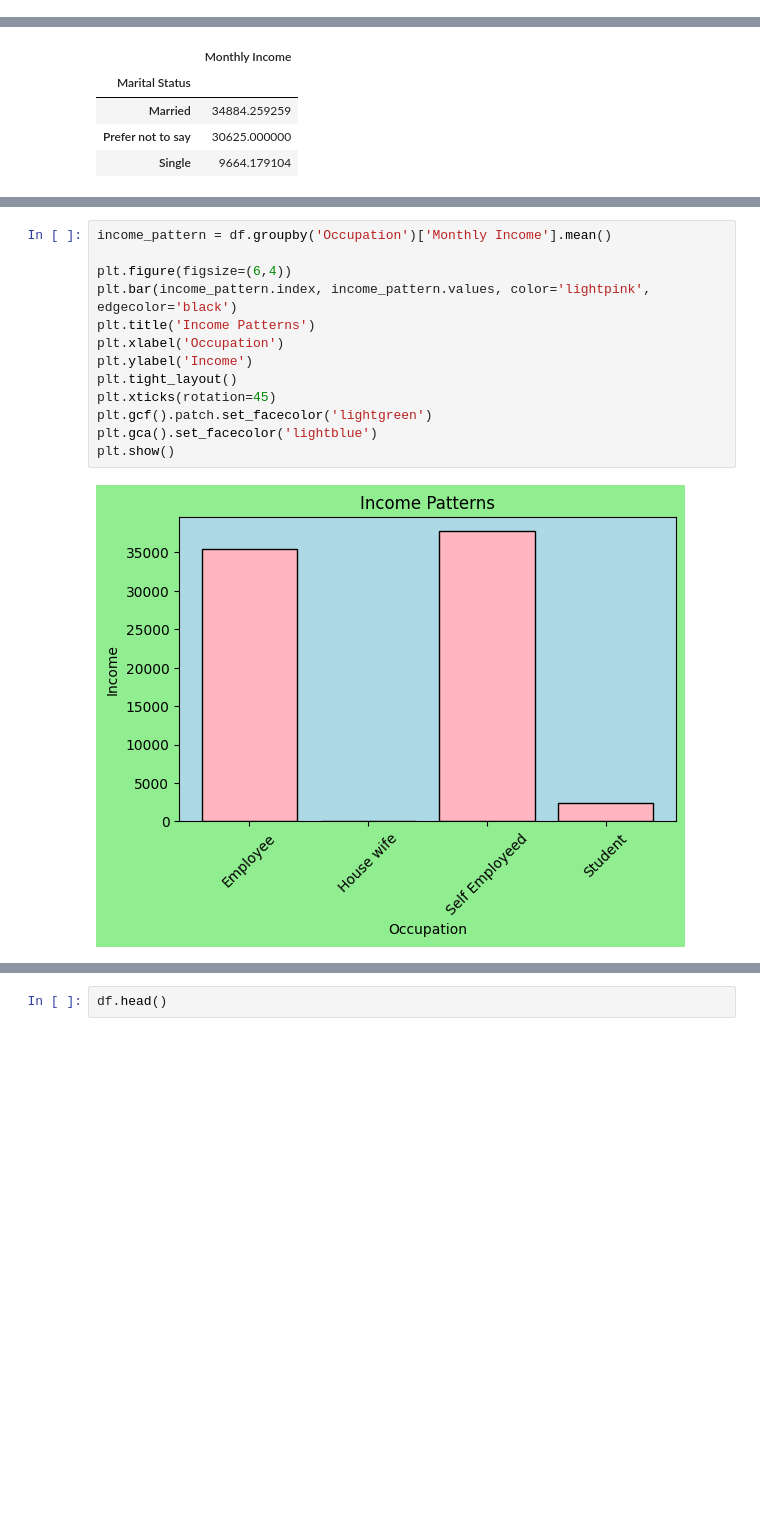
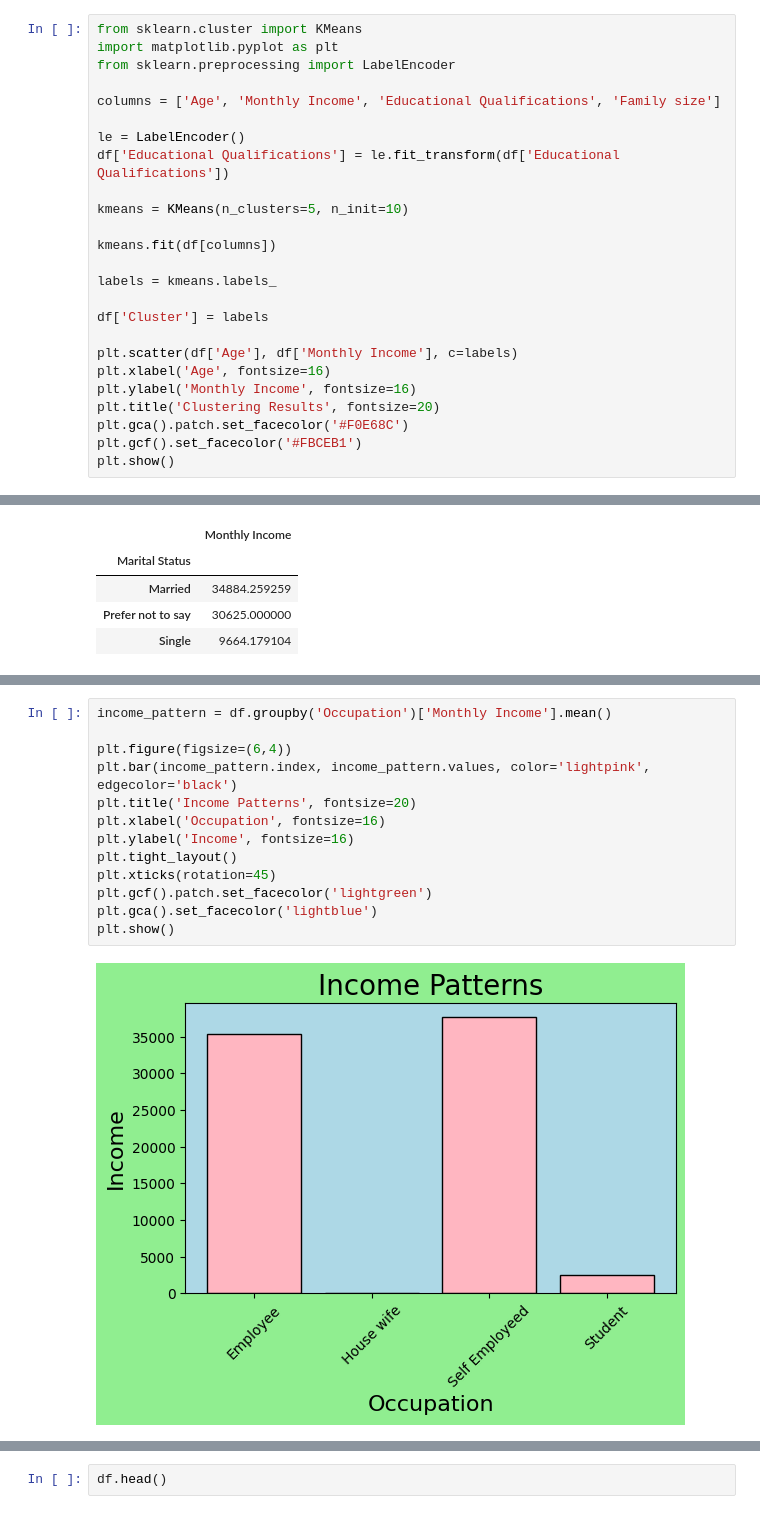
Before and after one commit to ZainFaisal005/DataCraft-Analysis-Vault, a Jupyter notebook: OnlineFoodAnalysis/OnlineFoodAnalysis.ipynb, the cells around one changed output, grey strips where cells are left out. Saved outputs shown, nothing was run; the diff lists cells and outputs as text; blank space fills up the shorter version.

```diff
--- a/OnlineFoodAnalysis/OnlineFoodAnalysis.ipynb
+++ b/OnlineFoodAnalysis/OnlineFoodAnalysis.ipynb
@@ -56,0 +542,25 @@ Index(['Age', 'Gender', 'Marital Status', 'Occupation', 'Monthly Income',
+# %%
+from sklearn.cluster import KMeans
+import matplotlib.pyplot as plt
+from sklearn.preprocessing import LabelEncoder
+
+columns = ['Age', 'Monthly Income', 'Educational Qualifications', 'Family size']
+
+le = LabelEncoder()
+df['Educational Qualifications'] = le.fit_transform(df['Educational Qualifications'])
+
+kmeans = KMeans(n_clusters=5, n_init=10)
+
+kmeans.fit(df[columns])
+
+labels = kmeans.labels_
+
+df['Cluster'] = labels
+
+plt.scatter(df['Age'], df['Monthly Income'], c=labels)
+plt.xlabel('Age', fontsize=16)
+plt.ylabel('Monthly Income', fontsize=16)
+plt.title('Clustering Results', fontsize=20)
+plt.gca().patch.set_facecolor('#F0E68C')
+plt.gcf().set_facecolor('#FBCEB1')
+plt.show()
@@ -126,15 +762,15 @@ pd.DataFrame(df.groupby('Marital Status')['Monthly Income'].mean().sort_values(a
 # %%
 income_pattern = df.groupby('Occupation')['Monthly Income'].mean()
 
 plt.figure(figsize=(6,4))
 plt.bar(income_pattern.index, income_pattern.values, color='lightpink', edgecolor='black')
-plt.title('Income Patterns')
-plt.xlabel('Occupation')
-plt.ylabel('Income')
+plt.title('Income Patterns', fontsize=20)
+plt.xlabel('Occupation', fontsize=16)
+plt.ylabel('Income', fontsize=16)
 plt.tight_layout()
 plt.xticks(rotation=45)
 plt.gcf().patch.set_facecolor('lightgreen')
 plt.gca().set_facecolor('lightblue')
 plt.show()
 # %% [output]
-[figure, old version]
+[figure, new version]
```
Also changed, not shown: parts of 46 cells of this notebook.
